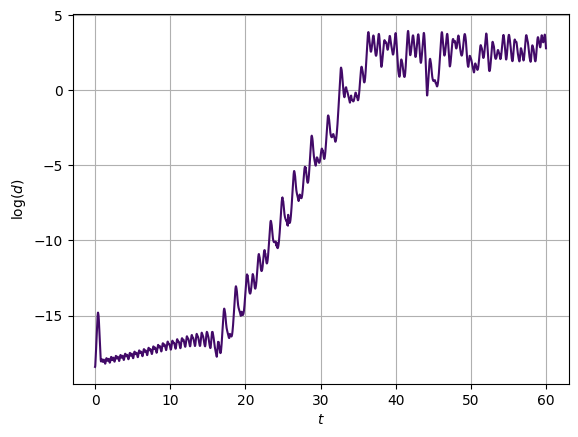
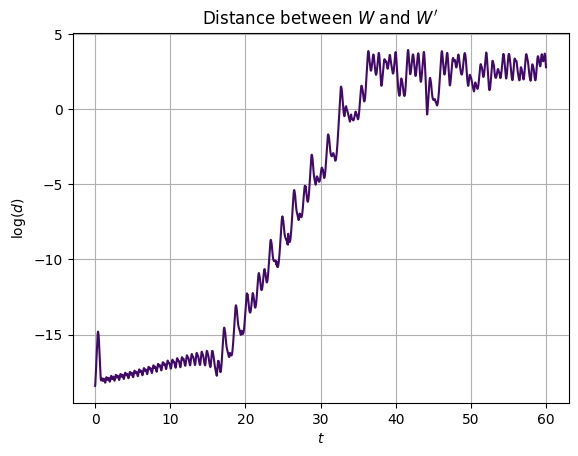
Unified diff of the notebook cell whose output changed from the first chart to the second:
--- before
+++ after
@@ -10,3 +10,4 @@
 plt.xlabel(r'$t$')
 plt.ylabel(r'$\log(d)$')
+plt.title(r"Distance between $W$ and $W'$")
 plt.show()

Commit: Added titles to plots